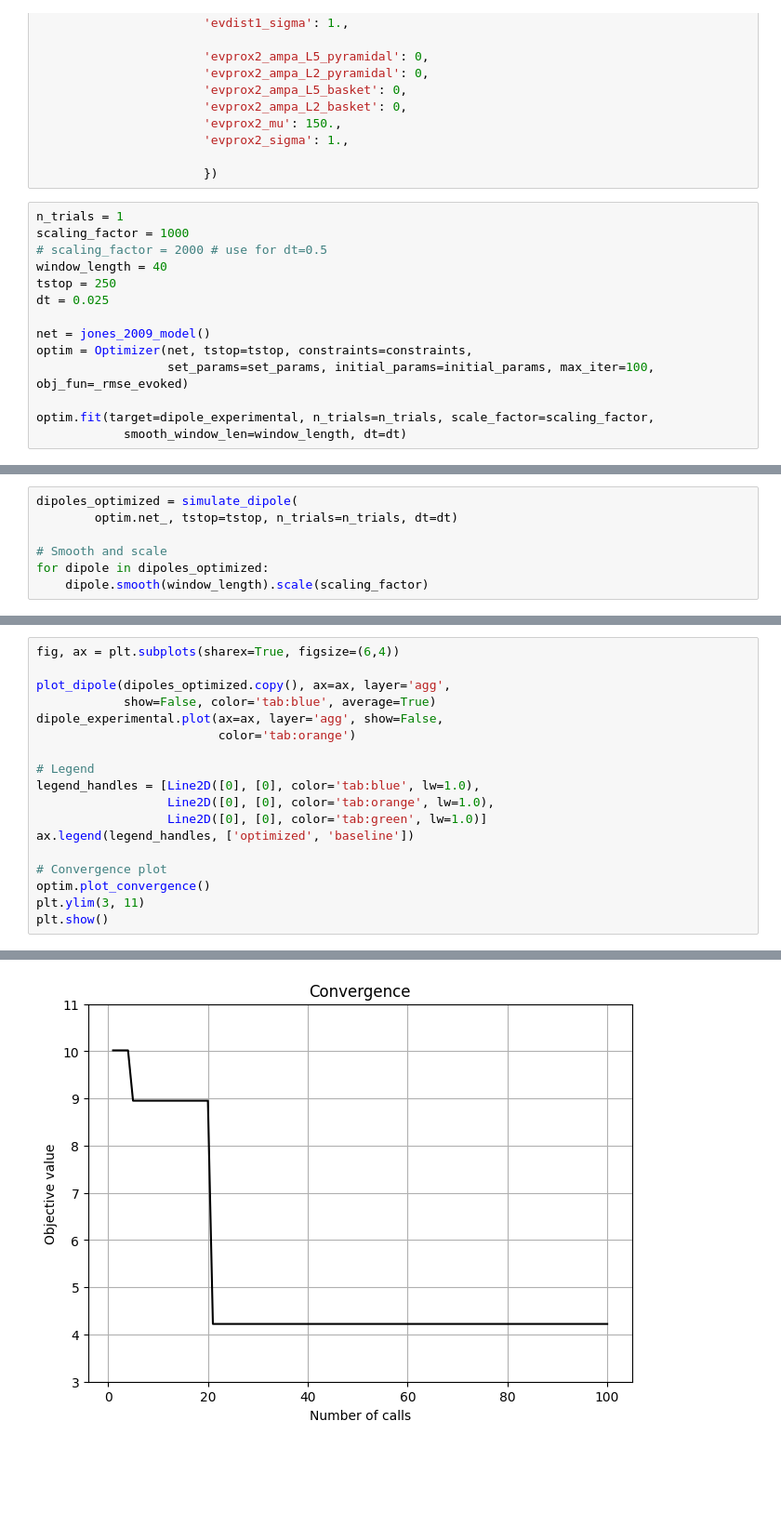
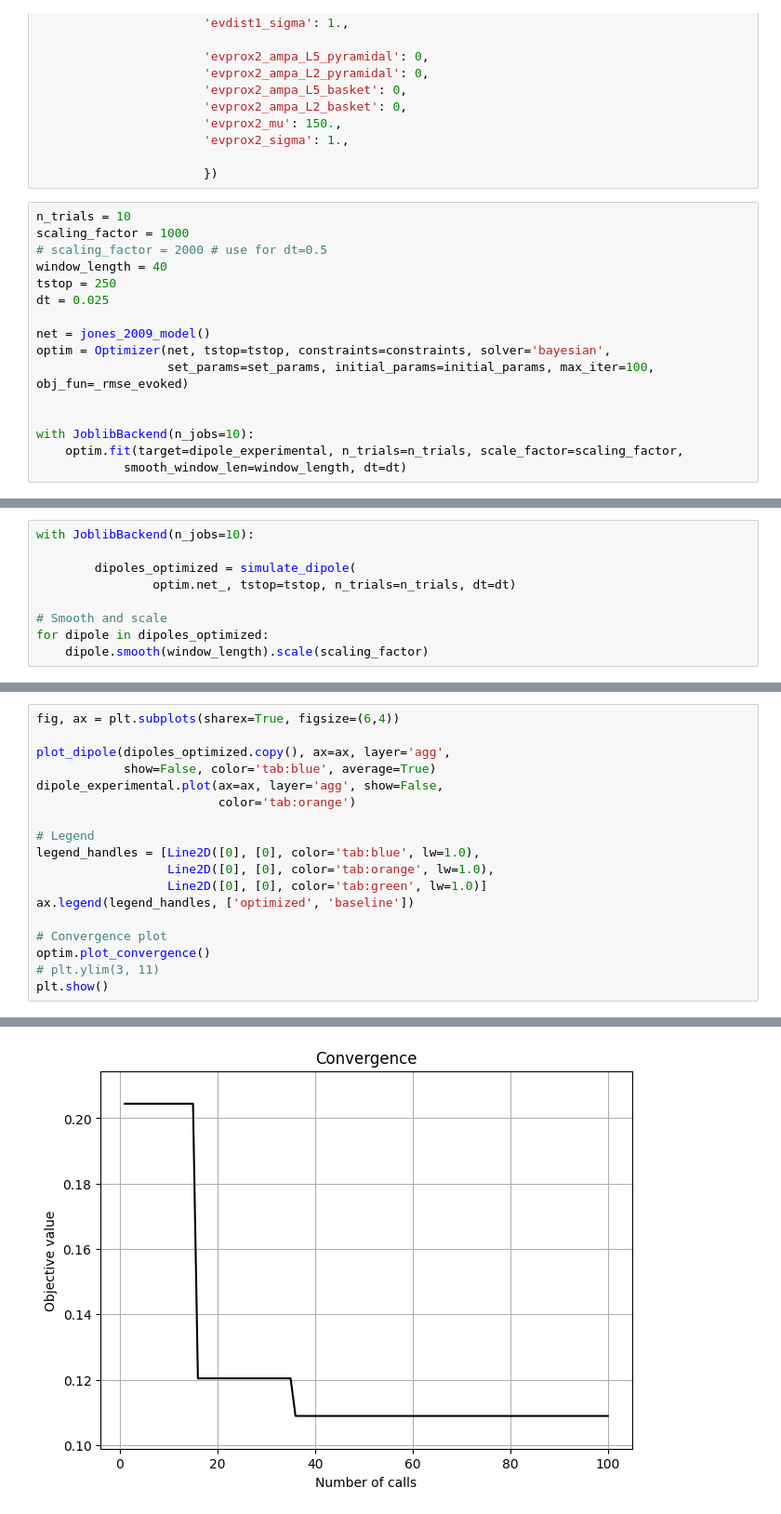
Before and after one commit to ntolley/hnn_jove, a Jupyter notebook: notebooks/aep_optimization.ipynb, the cells around one changed output, grey strips where cells are left out. Shown at 93% size. Drawn from its saved outputs; the diff is of its cells as text; blank space fills up the shorter version.

Commit message:
add parallel optimization run code

```diff
--- a/notebooks/aep_optimization.ipynb
+++ b/notebooks/aep_optimization.ipynb
@@ -196,7 +275,7 @@ initial_params = dict({'evprox1_ampa_L5_pyramidal': 0,
 
                        })
 # %%
-n_trials = 1
+n_trials = 10
 scaling_factor = 1000
 # scaling_factor = 2000 # use for dt=0.5
 window_length = 40
@@ -204,9 +283,11 @@ tstop = 250
 dt = 0.025
 
 net = jones_2009_model()
-optim = Optimizer(net, tstop=tstop, constraints=constraints,
+optim = Optimizer(net, tstop=tstop, constraints=constraints, solver='bayesian',
                   set_params=set_params, initial_params=initial_params, max_iter=100, obj_fun=_rmse_evoked)
 
-optim.fit(target=dipole_experimental, n_trials=n_trials, scale_factor=scaling_factor,
+
+with JoblibBackend(n_jobs=10):
+    optim.fit(target=dipole_experimental, n_trials=n_trials, scale_factor=scaling_factor,
             smooth_window_len=window_length, dt=dt)
 # %% [output]
@@ -230,6 +332,8 @@ RMSE: 6.01
 # %%
-dipoles_optimized = simulate_dipole(
-        optim.net_, tstop=tstop, n_trials=n_trials, dt=dt)
+with JoblibBackend(n_jobs=10):
+
+        dipoles_optimized = simulate_dipole(
+                optim.net_, tstop=tstop, n_trials=n_trials, dt=dt)
 
 # Smooth and scale
 for dipole in dipoles_optimized:
@@ -268,6 +393,6 @@ ax.legend(legend_handles, ['optimized', 'baseline'])
 
 # Convergence plot
 optim.plot_convergence()
-plt.ylim(3, 11)
+# plt.ylim(3, 11)
 plt.show()
 # %% [output]
@@ -275 +400 @@ plt.show()
-[figure, old version]
+[figure, new version]
```
Also changed, not shown: parts of 9 cells of this notebook, 4 other files.
